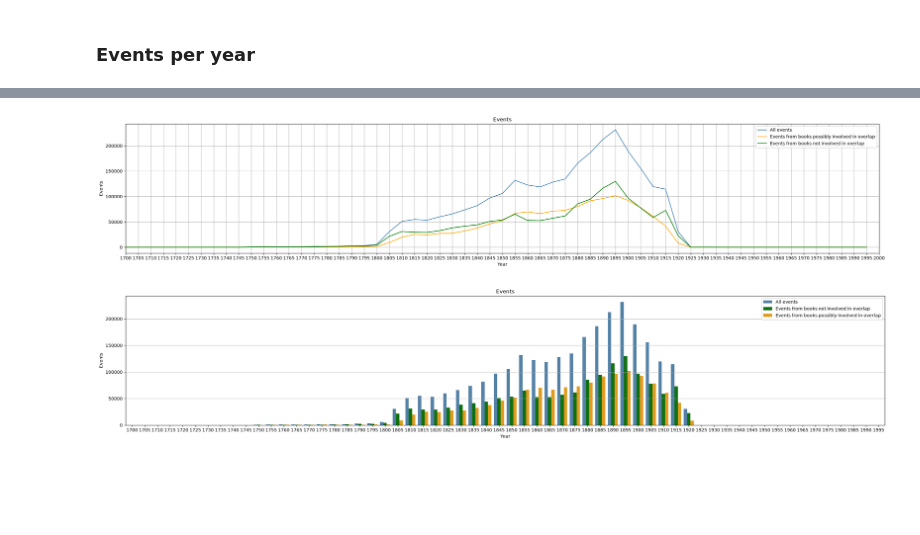
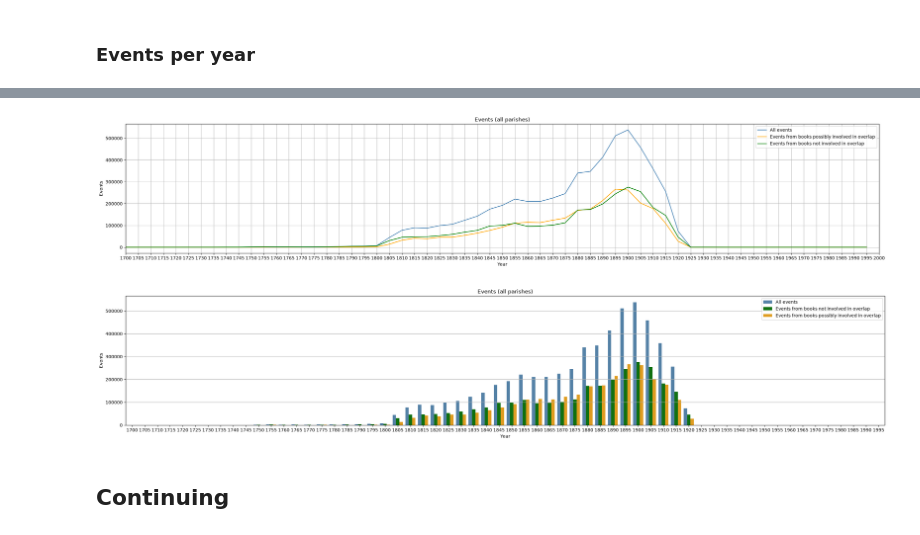
Before and after one commit to TurkuNLP/htr-hiski-alignment, a Jupyter notebook: book-overlap-metrics.ipynb, the cells around one changed output, grey strips where cells are left out. Cells and saved outputs as stored; diff of their text form; code cells hidden in the pictures; blank space fills up the shorter version.

```diff
--- a/book-overlap-metrics.ipynb
+++ b/book-overlap-metrics.ipynb
@@ -308,7 +347,7 @@ else:
     event_year_df = pd.concat(tuple(
         pd.read_json(file_path, lines=True) for file_path in files
     ))
-event_year_df = event_year_df[~event_year_df["corrected"].isna() & event_year_df["corrected"].str.isnumeric()]
+event_year_df = event_year_df[~event_year_df["corrected"].isna() & event_year_df["corrected"].astype(str).str.isnumeric()]
 event_year_df["year"] = event_year_df["corrected"]
 event_year_df["year"] = event_year_df["year"].astype("int64")
 event_year_df["book_id"] = event_year_df["book"].map(lambda x: book_to_id.get(x, 0)).astype("int64")
@@ -332,3 +371,5 @@ for f, rows in tqdm(file_to_n_rows.items()):
 key = event_year_df["book"] + "_" + event_year_df["page"].astype(str) + "_" + event_year_df["side"]
 
 event_year_df["events"] = key.map(page_to_n_rows)
+# %%
+event_year_df["parish_normalized"] = event_year_df["book_id"].map(book_ids_df["parish_normalized"])
@@ -341,7 +385,7 @@ bins = list(range(1700, 2005, 5))
 # %%
 event_year_df_binned = event_year_df[
-    event_year_df["book_id"].isin(book_ids_filtered_by_parish)
-][["year", "events", "book_id"]].copy()
+    event_year_df["parish_normalized"].str.contains(parish_filter)
+][["year", "events", "book_id", "parish_normalized"]].copy()
 
 event_year_df_binned["year_bin"] = pd.cut(
     event_year_df_binned["year"], bins=bins, right=False, labels=bins[:-1]
@@ -370,43 +414,45 @@ binned_overlaps = event_year_df_binned_overlaps.groupby("year_bin", observed=Fal
 binned_no_overlaps = event_year_df_binned_no_overlaps.groupby("year_bin", observed=False)["events"].sum().reset_index()
 
 fig, ax = plt.subplots(figsize=(25, 5))
-ax.set_title("Events")
+ax.set_title(f"Events{" (" + parish_filter + ")" if parish_filter != "" else " (all parishes)"}")
 sns.lineplot(binned, x="year_bin", y="events", ax=ax, color="steelblue", label="All events")
 sns.lineplot(data=binned_overlaps, x="year_bin", y="events", ax=ax, color="orange", label="Events from books possibly involved in overlap")
 sns.lineplot(data=binned_no_overlaps, x="year_bin", y="events", ax=ax, color="green", label="Events from books not involved in overlap")
 ax.grid(True)
 ax.set_xlabel("Year")
 ax.set_ylabel("Events")
-ax.set_xticks(bins)
+ax.set_xticks(xticks)
 ax.set_xlim(bins[0], bins[-1])
 fig.tight_layout()
 # %% [output]
-[figure, old version]
+[figure, new version]
 # %%
 binned["group"] = "All events"
 binned_overlaps["group"] = "Events from books possibly involved in overlap"
 binned_no_overlaps["group"] = "Events from books not involved in overlap"
 
 combined = pd.concat([binned, binned_no_overlaps, binned_overlaps], ignore_index=True)
 
 fig, ax = plt.subplots(figsize=(25, 5))
-ax.set_title("Events")
+ax.set_title(f"Events{" (" + parish_filter + ")" if parish_filter != "" else " (all parishes)"}")
 sns.barplot(
     data=combined,
     x="year_bin",
     y="events",
     hue="group",
     ax=ax,
     palette={
         "All events": "steelblue",
         "Events from books not involved in overlap": "green",
         "Events from books possibly involved in overlap": "orange",
     },
 )
 ax.grid(True, axis="y")
 ax.set_xlabel("Year")
 ax.set_ylabel("Events")
 ax.legend(title=None)
 fig.tight_layout()
 # %% [output]
-[figure, old version]
+[figure, new version]
+# %% [markdown]
+## Continuing
```
Also changed, not shown: parts of 21 cells of this notebook.
